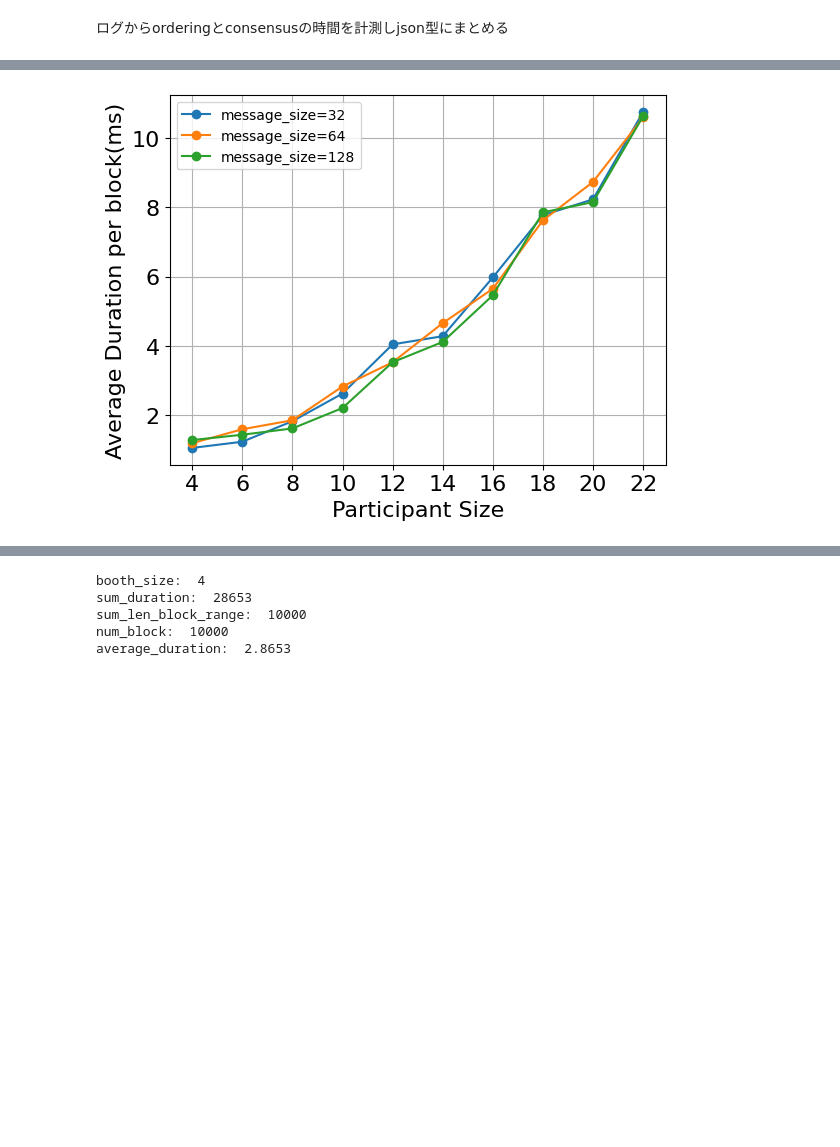
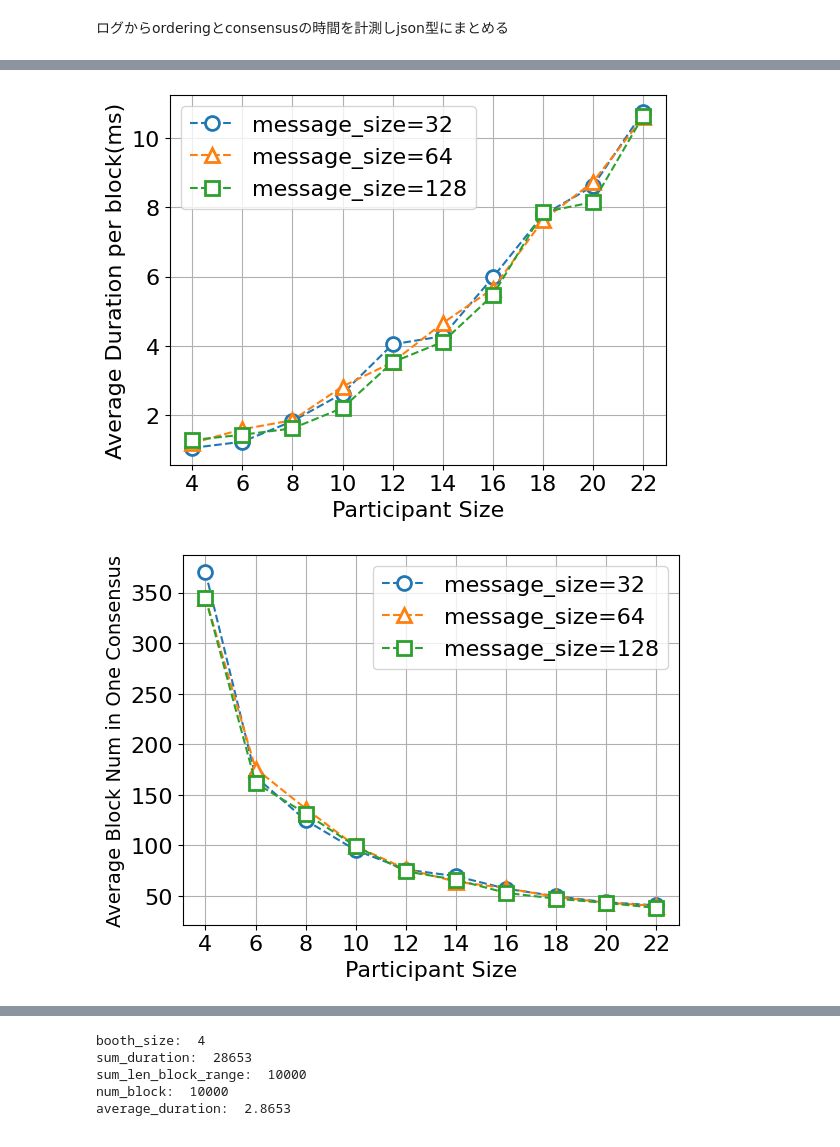
Before and after one commit to lucvil/vguard, a Jupyter notebook: result.ipynb, the cells around one changed output, grey strips where cells are left out. Drawn from its saved outputs; the diff is of its cells as text; code cells hidden in the pictures; blank space fills up the shorter version.

Commit message:
before consensus fail fix

```diff
--- a/result.ipynb
+++ b/result.ipynb
@@ -62,11 +62,15 @@ max_participant = 22
 message_size_list = [32, 64, 128]
 participant_size_2list = []
 average_duration_2list = []
+average_block_len_2list = []
+average_consensus_duration_2list = []
 netwoek_delay = 10
 
 for message_size in message_size_list:
 	participant_size_list = []
 	average_duration_list = []
+	average_block_len_list = []
+	average_consensus_duration_list = []
 	for participant_size in range(min_participant, max_participant + 1):
 		result_csv_folder = "./results/n" + str(participant_size) + "/boo" + str(participant_size) + "/m" + str(message_size) + "/d" + str(netwoek_delay) + "/"
 		consensus_event_file = result_csv_folder + "consensus_event.csv"
@@ -93,27 +97,55 @@ for message_size in message_size_list:
 			print("sum_len_block_range: ", sum_len_block_range)
 			print("num_block: ", sum_len_block_range)
 			print("average_duration: ", sum_duration / sum_len_block_range)
-			# print("average_len_block_range: ", sum_len_block_range / num_block)
-			print("")
+			print("average_block_len: ", sum_len_block_range / num_block)
+			print("average_consensus_duration: ", sum_duration / num_block)
 			participant_size_list.append(participant_size)
 			average_duration_list.append(sum_duration / sum_len_block_range)
+			average_block_len_list.append(sum_len_block_range / num_block)
+			average_consensus_duration_list.append(sum_duration / num_block)
 	participant_size_2list.append(participant_size_list)
 	average_duration_2list.append(average_duration_list)
+	average_block_len_2list.append(average_block_len_list)
+	average_consensus_duration_2list.append(average_consensus_duration_list)
 
 
 
 
+## Average Duration
 # 折れ線グラフの作成
-plt.plot(participant_size_2list[0], average_duration_2list[0], marker='o', linestyle='-', label='message_size=32')
-plt.plot(participant_size_2list[1], average_duration_2list[1], marker='o', linestyle='-', label='message_size=64')
-plt.plot(participant_size_2list[2], average_duration_2list[2], marker='o', linestyle='-', label='message_size=128')
+plt.plot(participant_size_2list[0], average_duration_2list[0], marker='o', markersize=10, markerfacecolor='white', markeredgewidth=2, linestyle='--', label='message_size=32')
+plt.plot(participant_size_2list[1], average_duration_2list[1], marker='^', markersize=10, markerfacecolor='white', markeredgewidth=2, linestyle='--', label='message_size=64')
+plt.plot(participant_size_2list[2], average_duration_2list[2], marker='s', markersize=10, markerfacecolor='white', markeredgewidth=2, linestyle='--', label='message_size=128')
 
 # グラフのタイトルとラベル設定
-# plt.title('Average Duration vs Participant Size')
 plt.xlabel('Participant Size', fontsize=16)
 plt.ylabel('Average Duration per block(ms)', fontsize=16)
 
-plt.legend()
+# 判例の文字を大きく
+plt.legend(fontsize=16)
+
+# 横軸の目盛りを整数に設定
+plt.xticks(participant_size_2list[0], fontsize=16)
+plt.yticks(fontsize=16)
+# グリッド線を表示
+plt.grid(True)
+
+# グラフの表示
+plt.show()
+
+
+## Average Block Num in One Consensus
+# 折れ線グラフの作成
+plt.plot(participant_size_2list[0], average_block_len_2list[0], marker='o', markersize=10, markerfacecolor='white', markeredgewidth=2, linestyle='--', label='message_size=32')
+plt.plot(participant_size_2list[1], average_block_len_2list[1], marker='^', markersize=10, markerfacecolor='white', markeredgewidth=2, linestyle='--', label='message_size=64')
+plt.plot(participant_size_2list[2], average_block_len_2list[2], marker='s', markersize=10, markerfacecolor='white', markeredgewidth=2, linestyle='--', label='message_size=128')
+
+# グラフのタイトルとラベル設定
+plt.xlabel('Participant Size', fontsize=16)
+plt.ylabel('Average Block Num in One Consensus', fontsize=14)
+
+# 判例の文字を大きく
+plt.legend(fontsize=16)
 
 # 横軸の目盛りを整数に設定
 plt.xticks(participant_size_2list[0], fontsize=16)
@@ -126,25 +158,26 @@ plt.show()
 
 
 
-# # x-alis=booth_size, y-axis=average_duration, make a graph
-# # x-alis is int, y-axis is float
+# 折れ線グラフの作成
+plt.plot(participant_size_2list[0], average_consensus_duration_2list[0], marker='o', markersize=10, markerfacecolor='white', markeredgewidth=2, linestyle='--', label='message_size=32')
+plt.plot(participant_size_2list[1], average_consensus_duration_2list[1], marker='^', markersize=10, markerfacecolor='white', markeredgewidth=2, linestyle='--', label='message_size=64')
+plt.plot(participant_size_2list[2], average_consensus_duration_2list[2], marker='s', markersize=10, markerfacecolor='white', markeredgewidth=2, linestyle='--', label='message_size=128')
 
-# # 折れ線グラフの作成
-# plt.plot(participant_size_list, average_duration_list, marker='o', linestyle='-')
+# グラフのタイトルとラベル設定
+plt.xlabel('Participant Size', fontsize=16)
+plt.ylabel('Average Duration per Consensus(ms)', fontsize=14)
 
-# # グラフのタイトルとラベル設定
-# plt.title('Average Duration vs Participant Size')
-# plt.xlabel('Participant Size')
-# plt.ylabel('Average Duration per block(ms)')
+# 判例の文字を大きく
+plt.legend(fontsize=14)
 
-# # 横軸の目盛りを整数に設定
-# plt.xticks(participant_size_list)
+# 横軸の目盛りを整数に設定
+plt.xticks(participant_size_2list[0], fontsize=16)
+plt.yticks(fontsize=16)
+# グリッド線を表示
+plt.grid(True)
 
-# # グリッド線を表示
-# plt.grid(True)
-
-# # グラフの表示
-# plt.show()
+# グラフの表示
+plt.show()
 # %% [output]
 participant_size:  4
 sum_duration:  10541
@@ -166 +199,2 @@ average_duration:  10.631307809390002
-[figure, old version]
+[figure, new version]
+[figure, added]
```
Also changed, not shown: parts of 2 cells of this notebook, 52 other files.
